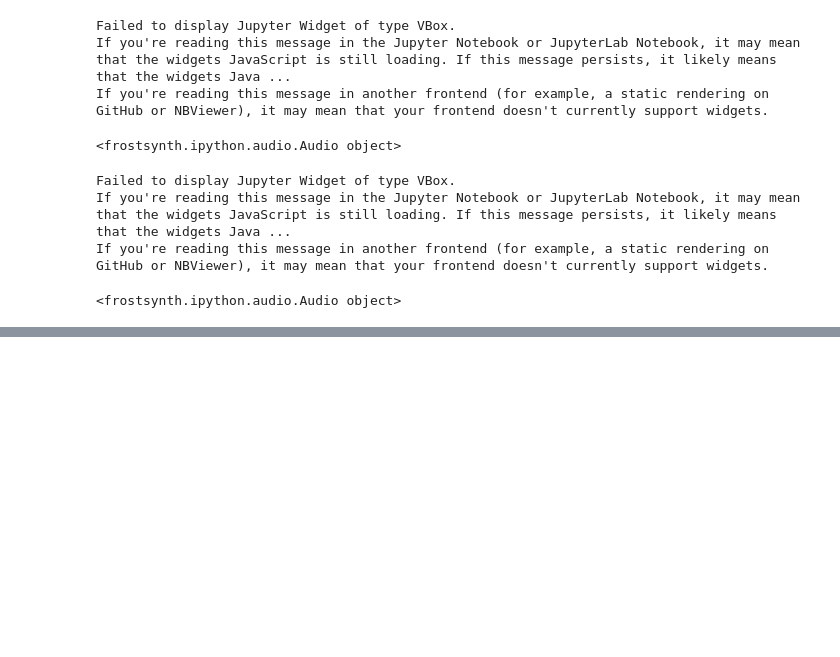
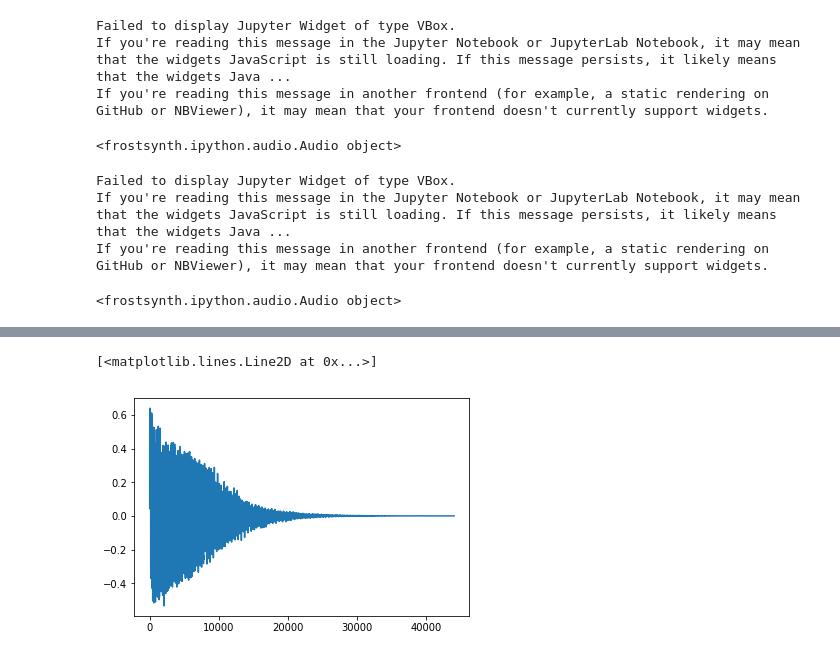
Before and after one commit to frostburn/frostsynth2, a Jupyter notebook: Drumkit.ipynb, the cells around one changed output, grey strips where cells are left out. Saved outputs shown, nothing was run; the diff lists cells and outputs as text; code cells hidden in the pictures; blank space fills up the shorter version.

```diff
--- a/Drumkit.ipynb
+++ b/Drumkit.ipynb
@@ -32,0 +38,5 @@ snare.preview()
+# %%
+plot(snare.play(NonPitched()))
+# %% [output]
+[<matplotlib.lines.Line2D at 0x...>]
+[figure, added]
```
Also changed, not shown: parts of 1 cell of this notebook, 3 other files.
